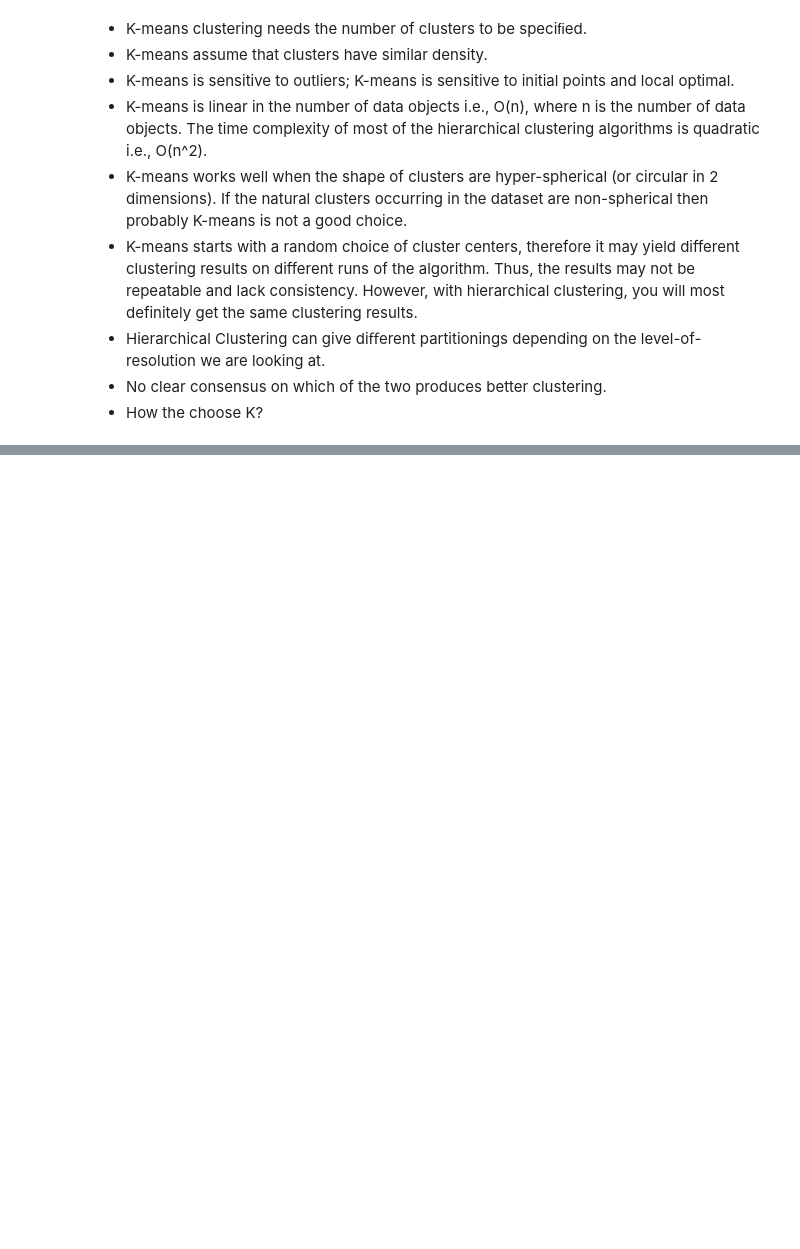
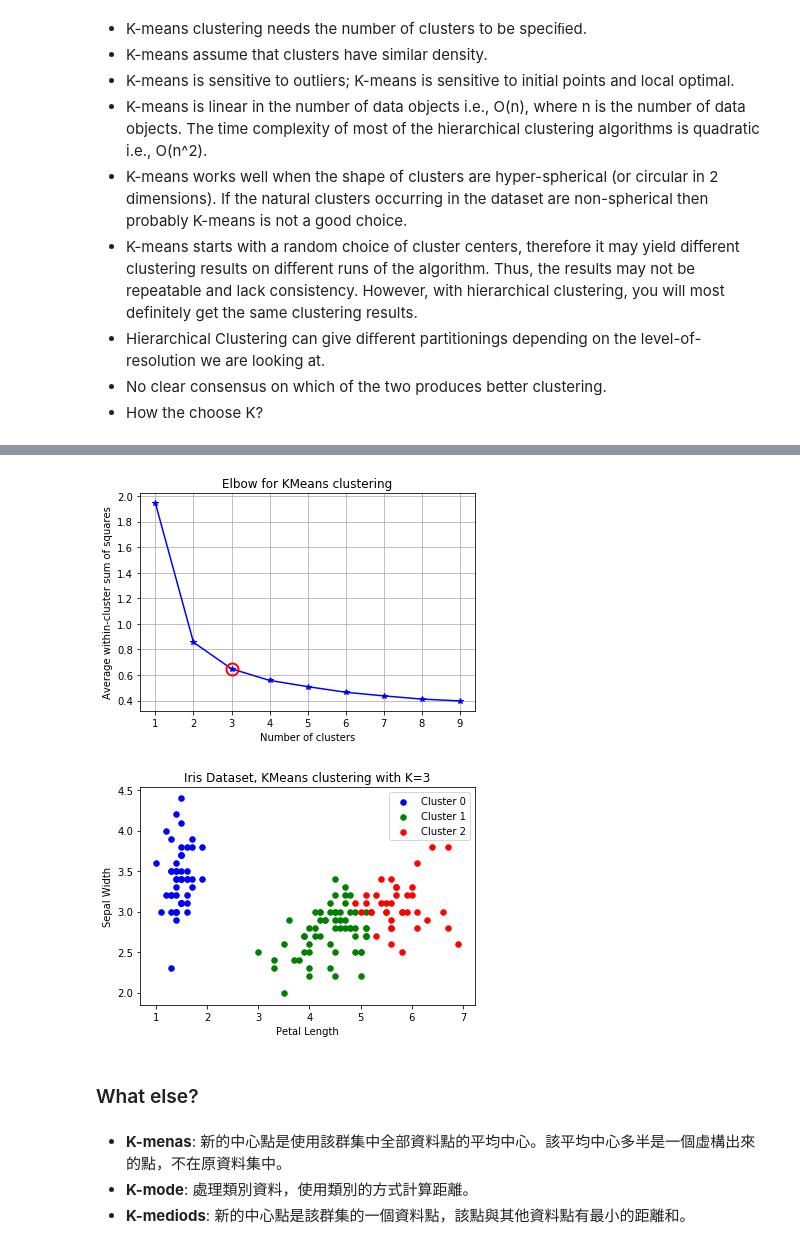
Before and after one commit to hsiaom26/DSFTA, a Jupyter notebook: Alg-k-means.ipynb, the cells around one changed output, grey strips where cells are left out. Drawn from its saved outputs; the diff is of its cells as text; code cells hidden in the pictures; blank space fills up the shorter version.

```diff
--- a/Alg-k-means.ipynb
+++ b/Alg-k-means.ipynb
@@ -231,0 +267,38 @@ print(dict(zip(unique, counts)))
+# %%
+##### plot ###
+kIdx = 2
+
+# elbow curve
+fig = plt.figure()
+ax = fig.add_subplot(111)
+ax.plot(K, avgWithinSS, 'b*-')
+ax.plot(K[kIdx], avgWithinSS[kIdx], marker='o', markersize=12,
+    markeredgewidth=2, markeredgecolor='r', markerfacecolor='None')
+plt.grid(True)
+plt.xlabel('Number of clusters')
+plt.ylabel('Average within-cluster sum of squares')
+plt.title('Elbow for KMeans clustering')
+
+# scatter plot
+fig = plt.figure()
+ax = fig.add_subplot(111)
+#ax.scatter(X[:,2],X[:,1], s=30, c=cIdx[k])
+clr = ['b','g','r','c','m','y','k']
+for i in range(K[kIdx]):
+    ind = (cIdx[kIdx]==i)
+    ax.scatter(X[ind,2],X[ind,1], s=30, c=clr[i], label='Cluster %d'%i)
+plt.xlabel('Petal Length')
+plt.ylabel('Sepal Width')
+plt.title('Iris Dataset, KMeans clustering with K=%d' % K[kIdx])
+plt.legend()
+
+plt.show()
+# %% [output]
+[figure, added]
+[figure, added]
+# %% [markdown]
+### What else?
+# %% [markdown]
+* **K-menas**: 新的中心點是使用該群集中全部資料點的平均中心。該平均中心多半是一個虛構出來的點，不在原資料集中。
+* **K-mode**: 處理類別資料，使用類別的方式計算距離。
+* **K-mediods**: 新的中心點是該群集的一個資料點，該點與其他資料點有最小的距離和。
```
Also changed, not shown: parts of 23 cells of this notebook, 1 other file.
